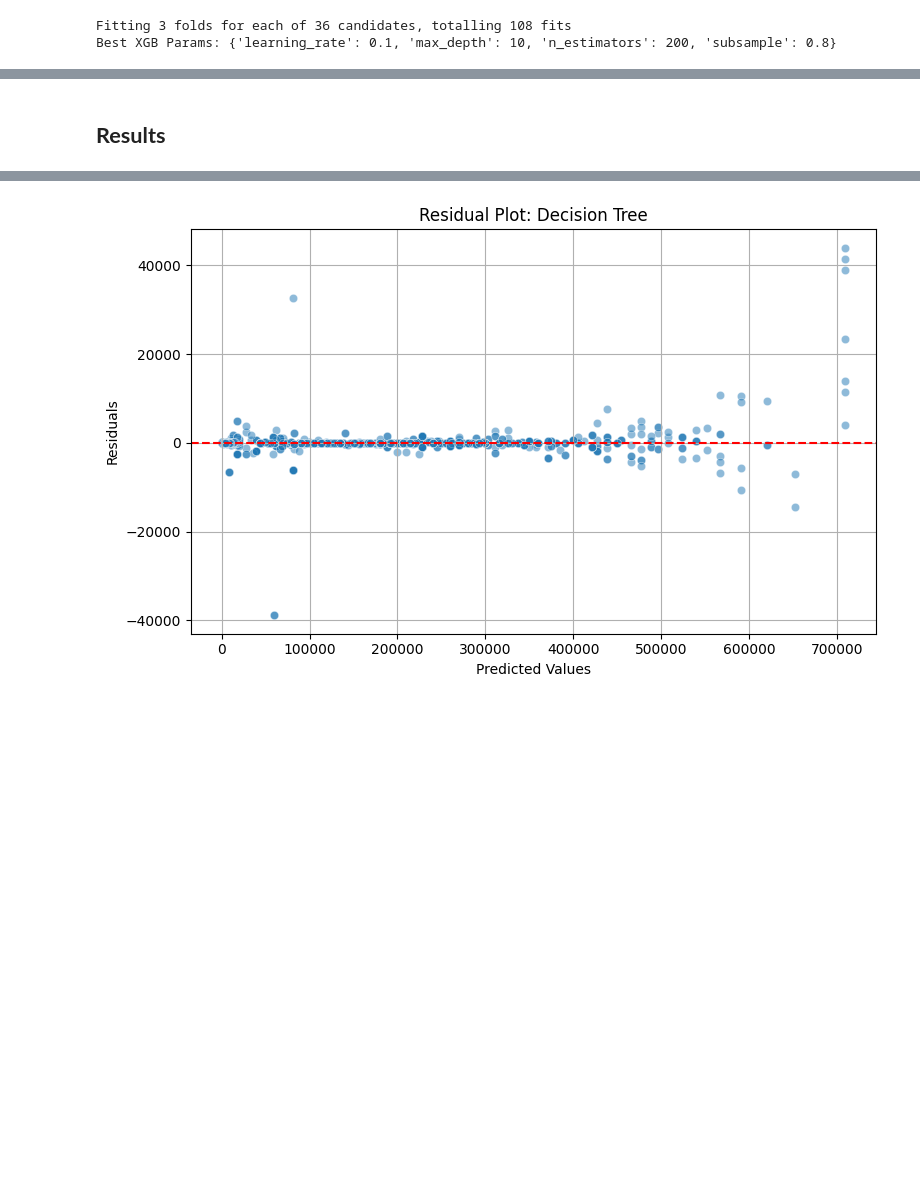
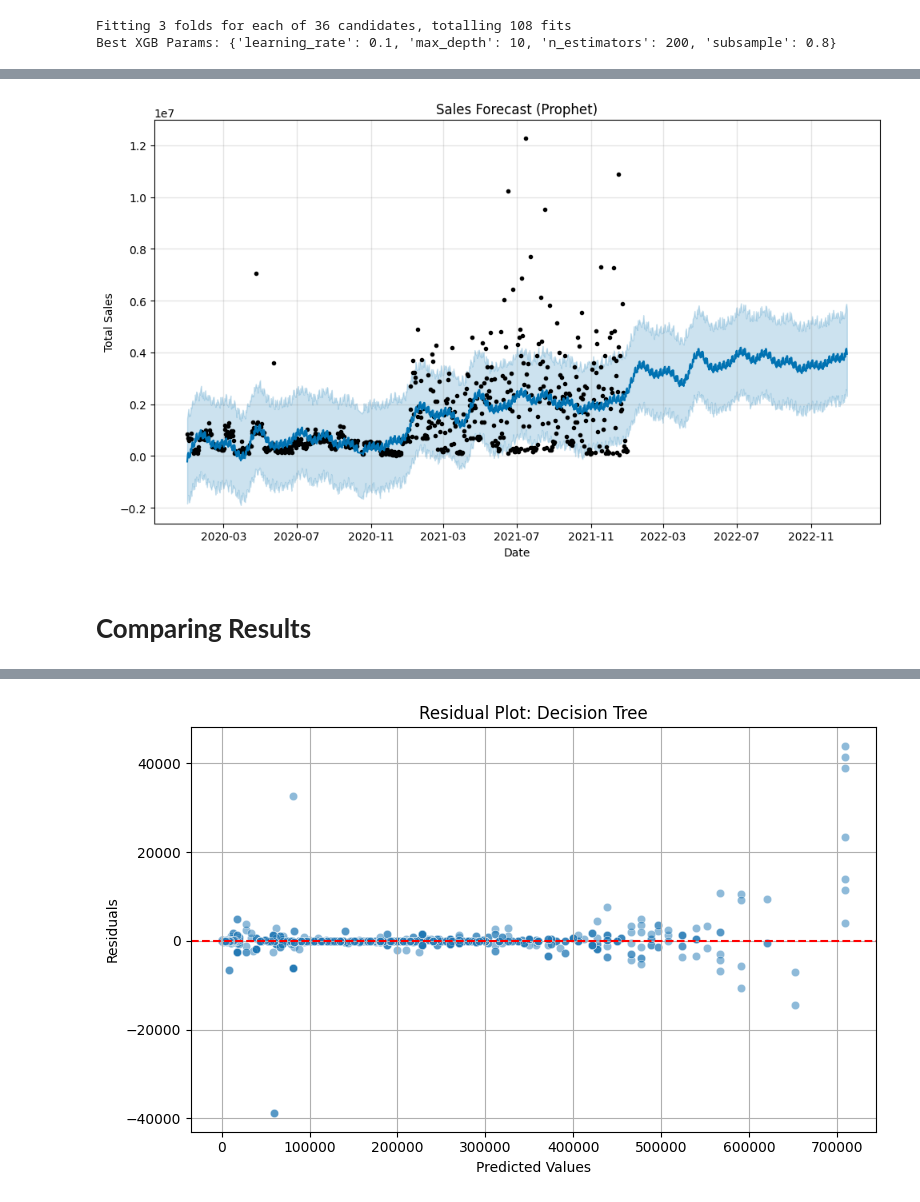
Before and after one commit to youssef-113/BrainWave-Matrix-Solution-intern, a Jupyter notebook: Analysis-DataSet.ipynb, the cells around one changed output, grey strips where cells are left out. Drawn from its saved outputs; the diff is of its cells as text; code cells hidden in the pictures; blank space fills up the shorter version.

```diff
--- a/Analysis-DataSet.ipynb
+++ b/Analysis-DataSet.ipynb
@@ -1254,0 +1391,11 @@ Best XGB Params: {'learning_rate': 0.1, 'max_depth': 10, 'n_estimators': 200, 's
+# %%
+df_timing = df.groupby('Invoice Date')['Total Sales'].sum().reset_index()
+df_prophet = df_timing.rename(columns={'Invoice Date': 'ds', 'Total Sales': 'y'})
+
+# Initialize and fit Prophet model
+prophet_model = Prophet(yearly_seasonality=True, weekly_seasonality=True, daily_seasonality=True)
+prophet_model.fit(df_prophet)
+
+# Create future dataframe for forecasting
+future = prophet_model.make_future_dataframe(periods=365)
+forecast = prophet_model.predict(future)
@@ -1255,3 +1405,15 @@ Best XGB Params: {'learning_rate': 0.1, 'max_depth': 10, 'n_estimators': 200, 's
+# %%
+
+# Plot forecast
+fig = prophet_model.plot(forecast)
+plt.title('Sales Forecast (Prophet)')
+plt.xlabel('Date')
+plt.ylabel('Total Sales')
+plt.tight_layout()
+plt.savefig('sales_forecast.png')
+plt.show()
+# %% [output]
+[figure, added]
 # %% [markdown]
-## **Results**
+# **Comparing Results**
 # %%
```
Also changed, not shown: parts of 35 cells of this notebook, 5 other files.
